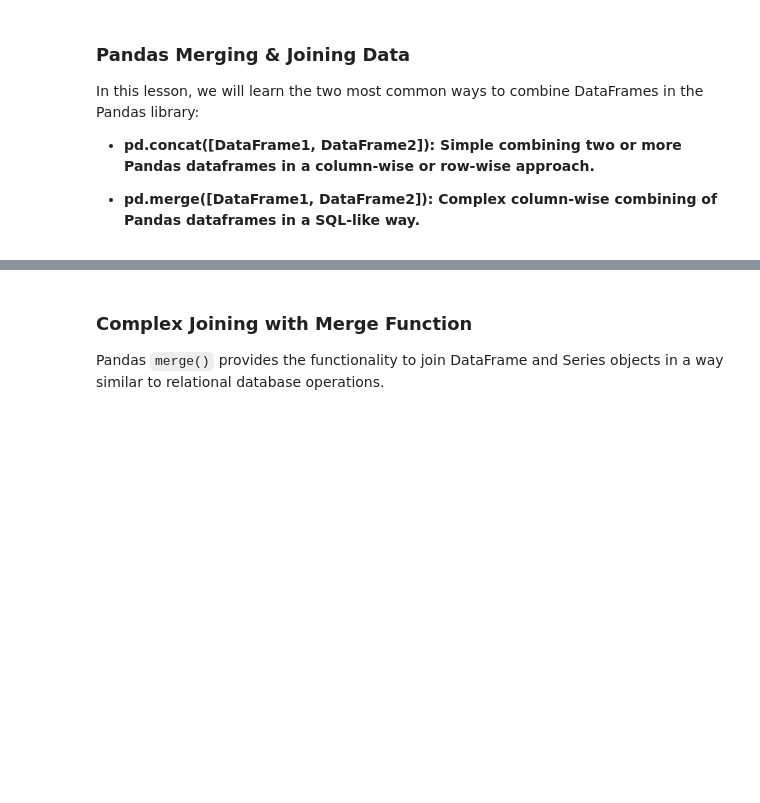
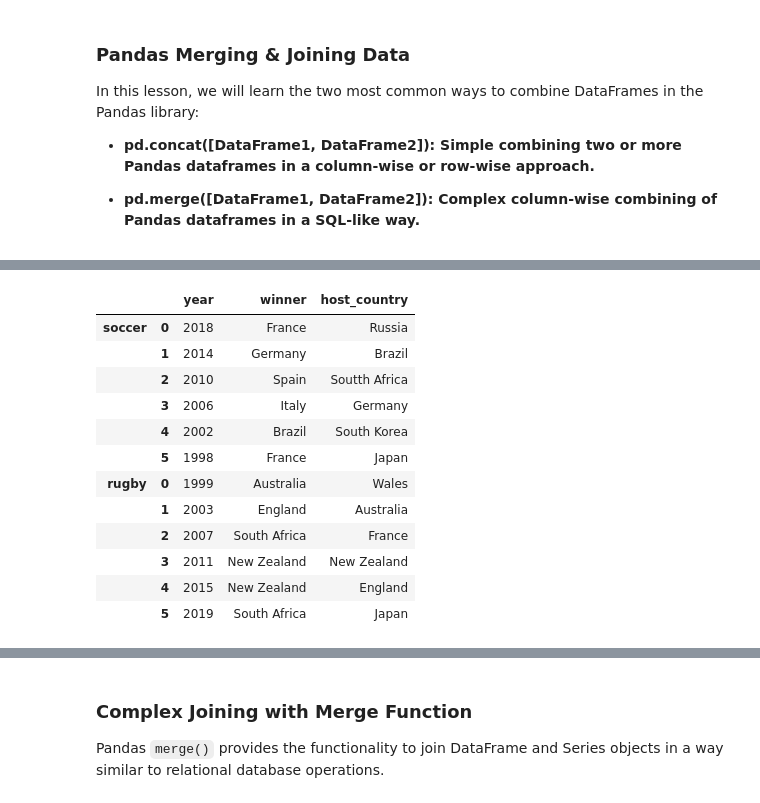
Before and after one commit to NabuRika/pandas_course, a Jupyter notebook: Lesson 5 - Merging & Joining Data/Pandas Merging & Joining Data-No Code.ipynb, the cells around one changed output, grey strips where cells are left out. Saved outputs shown, nothing was run; the diff lists cells and outputs as text; code cells hidden in the pictures; blank space fills up the shorter version.

```diff
--- a/Lesson 5 - Merging & Joining Data/Pandas Merging & Joining Data-No Code.ipynb
+++ b/Lesson 5 - Merging & Joining Data/Pandas Merging & Joining Data-No Code.ipynb
@@ -32,6 +75,24 @@ The `concat()` function is used to add together one or more DataFrames.
 # %%
 # Add data source index values to the new DataFrame
+df_teams = pd.concat([df_fifa_world_cup_winners[['year','winner','host_country']],
+                     df_rugby_world_cup_winners[['year','winner','host_country']]],
+                    keys = ['soccer','rugby'])
 
 # Display the DataFrame
+df_teams
+# %% [output]
+|  |  | year | winner | host_country |
+| soccer | 0 | 2018 | France | Russia |
+|  | 1 | 2014 | Germany | Brazil |
+|  | 2 | 2010 | Spain | Soutth Africa |
+|  | 3 | 2006 | Italy | Germany |
+|  | 4 | 2002 | Brazil | South Korea |
+|  | 5 | 1998 | France | Japan |
+| rugby | 0 | 1999 | Australia | Wales |
+|  | 1 | 2003 | England | Australia |
+|  | 2 | 2007 | South Africa | France |
+|  | 3 | 2011 | New Zealand | New Zealand |
+|  | 4 | 2015 | New Zealand | England |
+|  | 5 | 2019 | South Africa | Japan |
 # %%
 # Ignore old index values in the new DataFrame
```
Also changed, not shown: parts of 14 cells of this notebook, 3 other files.
